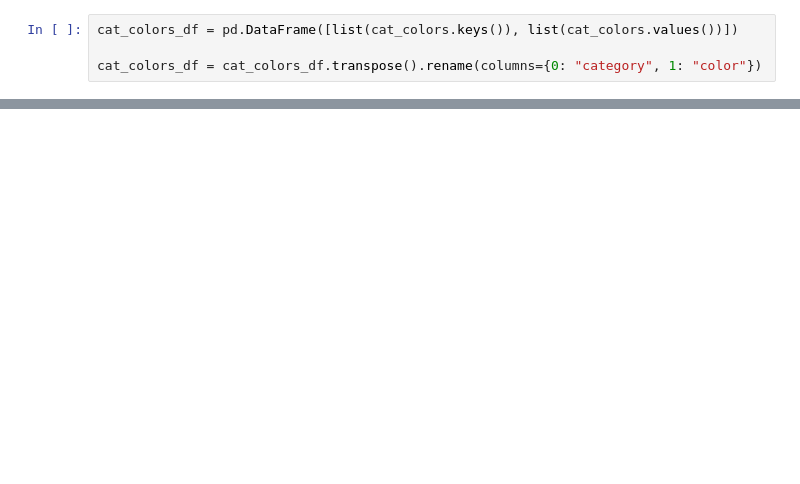
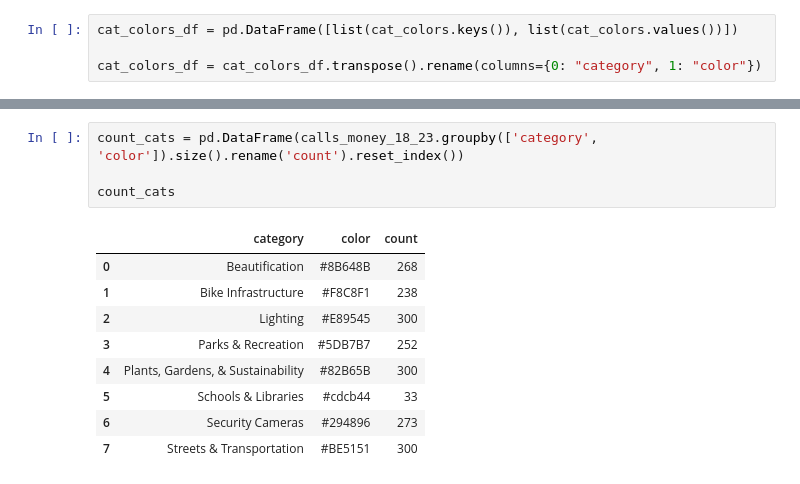
Before and after one commit to uchicago-2025-capp30122/30122-project-gitmoney, a Jupyter notebook: visualizations/lib_viz_build.ipynb, the cells around one changed output, grey strips where cells are left out. Cells and saved outputs as stored; diff of their text form; blank space fills up the shorter version.

```diff
--- a/visualizations/lib_viz_build.ipynb
+++ b/visualizations/lib_viz_build.ipynb
@@ -10,0 +35,14 @@ cat_colors_df = cat_colors_df.transpose().rename(columns={0: "category", 1: "col
+# %%
+count_cats = pd.DataFrame(calls_money_18_23.groupby(['category', 'color']).size().rename('count').reset_index())
+
+count_cats
+# %% [output]
+|  | category | color | count |
+| 0 | Beautification | #8B648B | 268 |
+| 1 | Bike Infrastructure | #F8C8F1 | 238 |
+| 2 | Lighting | #E89545 | 300 |
+| 3 | Parks & Recreation | #5DB7B7 | 252 |
+| 4 | Plants, Gardens, & Sustainability | #82B65B | 300 |
+| 5 | Schools & Libraries | #cdcb44 | 33 |
+| 6 | Security Cameras | #294896 | 273 |
+| 7 | Streets & Transportation | #BE5151 | 300 |
```
Also changed, not shown: parts of 15 cells of this notebook.
